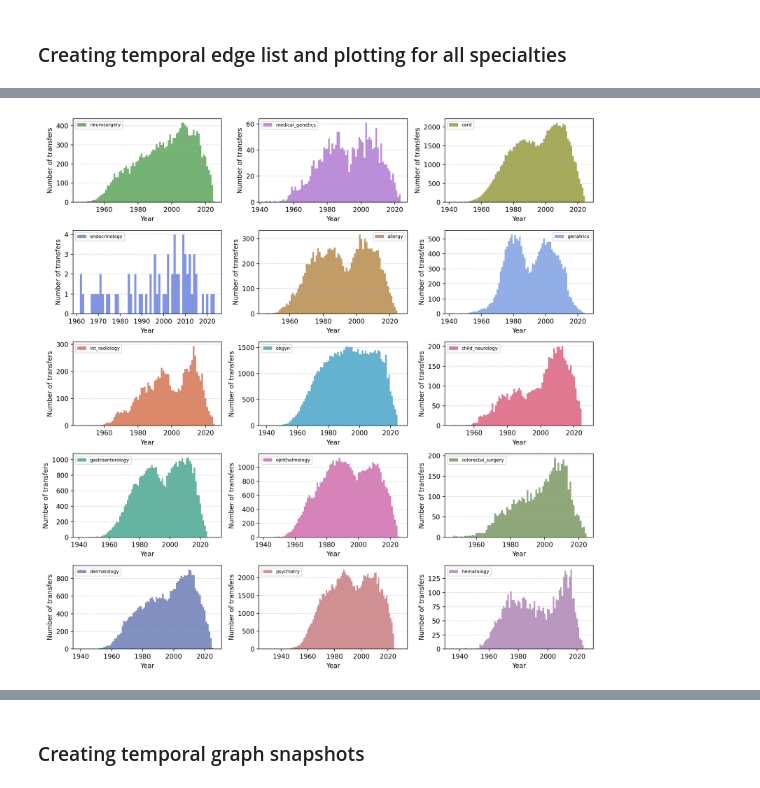
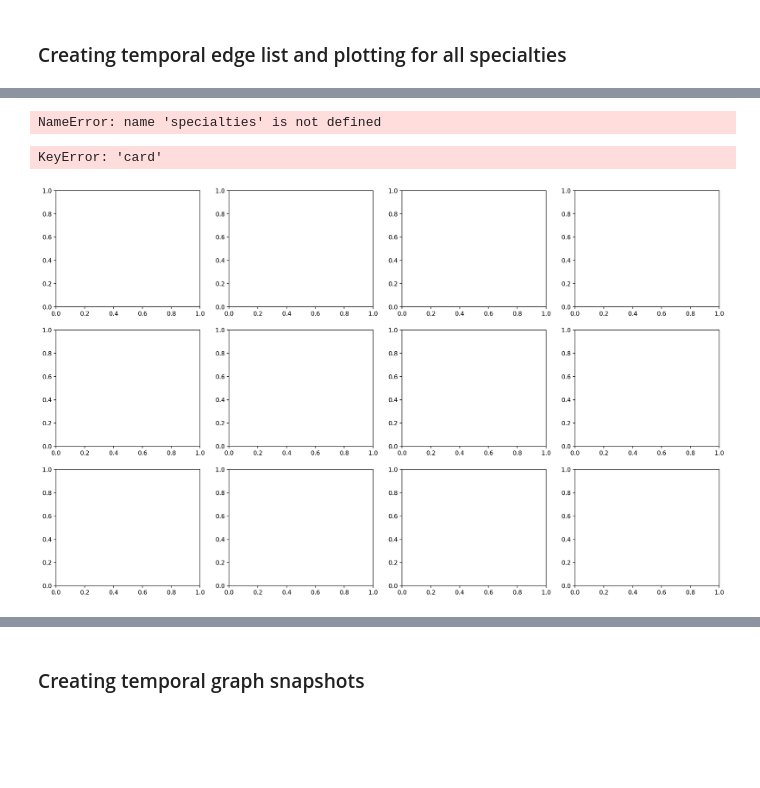
Before and after one commit to nmoghaddas19/physician_trajectories, a Jupyter notebook: code/temporal_analysis.ipynb, the cells around one changed output, grey strips where cells are left out. Saved outputs shown, nothing was run; the diff lists cells and outputs as text; code cells hidden in the pictures; blank space fills up the shorter version.

```diff
--- a/code/temporal_analysis.ipynb
+++ b/code/temporal_analysis.ipynb
@@ -693,44 +765,67 @@ for i, folder in enumerate(folders):
+# %%
+folders = ['neurosurgery',
+ 'medical_genetics',
+ 'card',
+ 'endocrinology',
+ 'allergy',
+ 'geriatrics',
+ 'int_radiology',
+ 'obgyn',
+ 'child_neurology',
+ 'gastroenterology',
+ 'ophthalmology',
+ 'colorectal_surgery',
+ 'pediatrics',
+ 'dermatology',
+ 'psychiatry',
+ 'hematology']
+# %%
+folders.remove('endocrinology')
+# %%
+specialties = tdf
+# %% [output]
+NameError: name 'specialties' is not defined
 # %%
 import matplotlib.cm as cm
-fig, ax = plt.subplots(5,3,figsize=(12,12),dpi=200)
+import matplotlib.pyplot as plt
+fig, ax = plt.subplots(3, 5, figsize=(22, 12), dpi=200)
 
 bin_size = 1
-cols = ["#51a050",
-"#ab72d0",
-"#8f9532",
-"#6079dc",
-"#b28340",
-"#769ae1",
-"#d26a46",
-"#3d9fc5",
-"#da5676",
-"#3fa18a",
-"#cc64a8",
-"#72925b",
-"#6374b2",
-"#c57378",
-"#a97db2"]
+cols = ["#51a050", "#ab72d0", "#8f9532", "#6079dc", "#b28340", "#769ae1", "#d26a46", "#3d9fc5", "#da5676", "#3fa18a", "#cc64a8", "#72925b", "#6374b2", "#c57378", "#a97db2"]
 
-for i, folder in enumerate(folders):
+# Calculate the maximum values for each folder
+max_values = []
+for folder in folders:
     tdf = tdf_dict[folder]
     tdf['time_elapsed'] = tdf['timestamp'] - tdf['timestamp'].min()
     tdf["time_bin"] = (tdf['time_elapsed'] // bin_size) * bin_size
     aggregate_counts = tdf["time_bin"].value_counts().sort_index()
-    ax[i//3, i%3].bar(aggregate_counts.index + tdf['timestamp'].min(), aggregate_counts.values, width=bin_size, color=cols[i], alpha=0.8, label=folder)
+    max_values.append((folder, aggregate_counts.max()))
 
-    ax[i//3, i%3].grid(axis="y", linestyle="--", alpha=0.5)
+# Sort folders by their maximum values in descending order
+sorted_folders = sorted(max_values, key=lambda x: x[1], reverse=True)[:12]
+
+# Plot the highest 12 folders
+for i, (folder, _) in enumerate(sorted_folders):
+    tdf = tdf_dict[folder]
+    tdf['time_elapsed'] = tdf['timestamp'] - tdf['timestamp'].min()
+    tdf["time_bin"] = (tdf['time_elapsed'] // bin_size) * bin_size
+    aggregate_counts = tdf["time_bin"].value_counts().sort_index()
+    ax[i // 5, i % 5].bar(aggregate_counts.index + tdf['timestamp'].min(), aggregate_counts.values, width=bin_size, color=cols[i], alpha=0.8, label=folder)
+
+    ax[i // 5, i % 5].grid(axis="y", linestyle="--", alpha=0.5)
 
     start_time = aggregate_counts.index.min()
     end_time = aggregate_counts.index.max()
 
-    # ax[i//3, i%3].set_title("Transfers observed at %.0f year intervals"%(bin_size))
-    ax[i//3, i%3].set_xlabel("Year")
-    ax[i//3, i%3].set_ylabel("Number of transfers")
-    ax[i//3, i%3].legend(fontsize=7)
+    ax[i // 5, i % 5].set_xlabel("Year", fontsize=11)
+    ax[i // 5, i % 5].set_ylabel("Number of transfers", fontsize=11)
+    ax[i // 5, i % 5].legend(fontsize=11)
 
 plt.tight_layout()
 
-plt.savefig('../figs/transfer_counts.png', dpi=425, bbox_inches='tight')
-plt.savefig('../figs/transfer_counts.pdf', dpi=425, bbox_inches='tight')
+# plt.savefig('../figs/transfer_counts.png', dpi=625, bbox_inches='tight')
+# plt.savefig('../figs/transfer_counts.pdf', dpi=625, bbox_inches='tight')
 # %% [output]
+KeyError: 'card'
-[figure, old version]
+[figure, new version]
```
Also changed, not shown: parts of 37 cells of this notebook, 26 other files.
